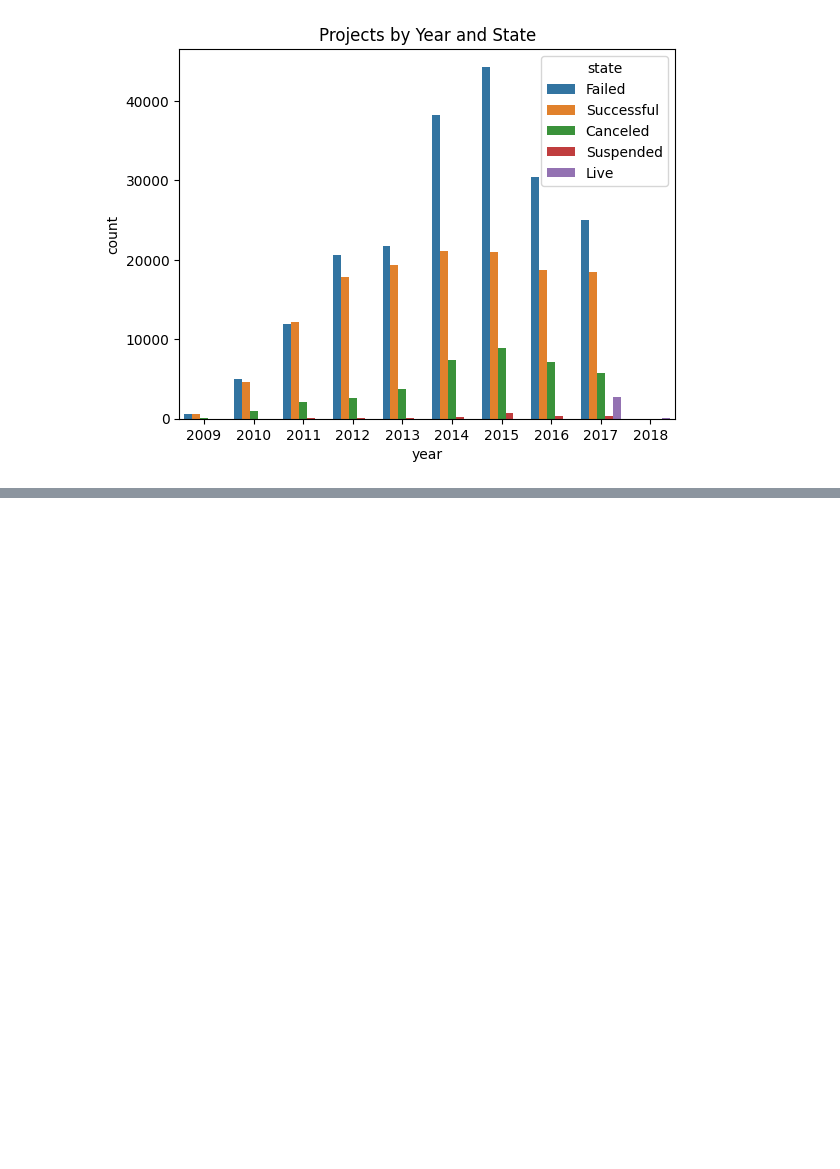
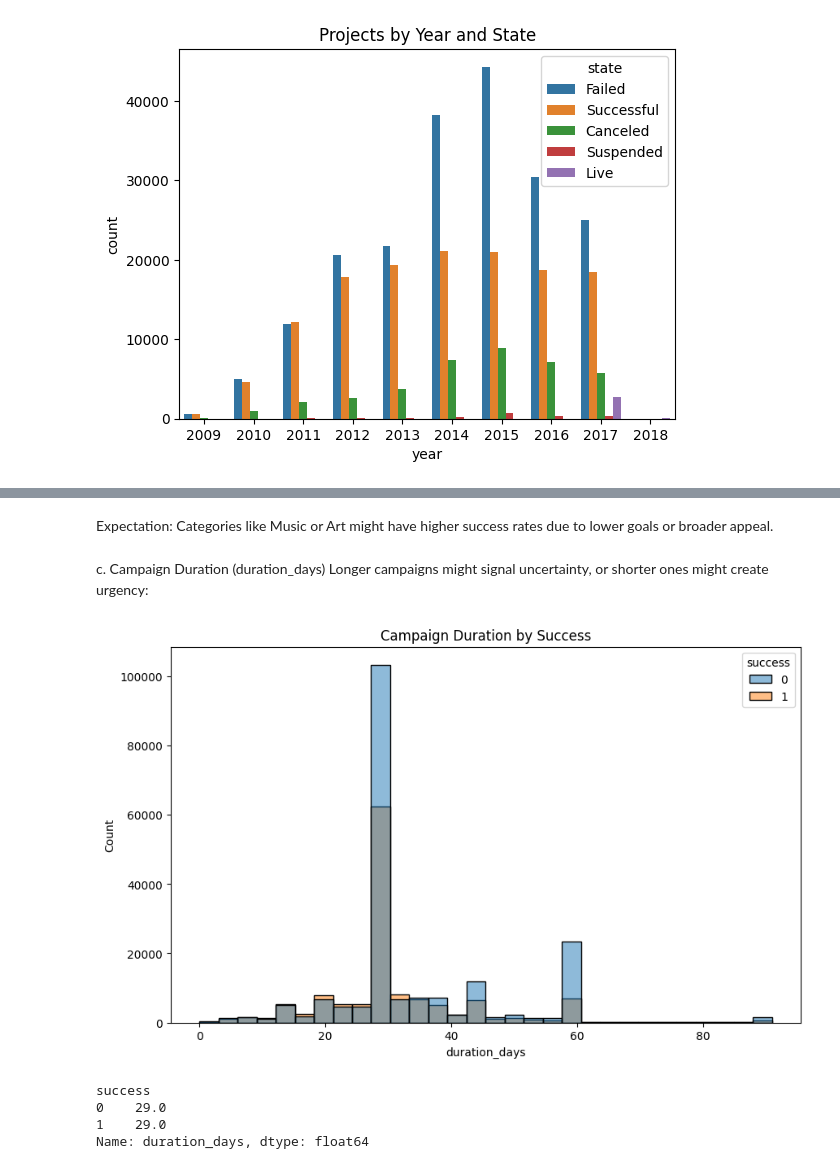
Before and after one commit to spiced-academy/punch_finisher, a Jupyter notebook: notebooks/EDA_Oleksii.ipynb, the cells around one changed output, grey strips where cells are left out. Saved outputs shown, nothing was run; the diff lists cells and outputs as text; code cells hidden in the pictures; blank space fills up the shorter version.

```diff
--- a/notebooks/EDA_Oleksii.ipynb
+++ b/notebooks/EDA_Oleksii.ipynb
@@ -79,0 +198,19 @@ plt.show()
+# %% [markdown]
+Expectation: Categories like Music or Art might have higher success rates due to lower goals or broader appeal.
+# %% [markdown]
+c. Campaign Duration (duration_days)
+Longer campaigns might signal uncertainty, or shorter ones might create urgency:
+# %%
+plt.figure(figsize=(10, 6))
+sns.histplot(data=df, x='duration_days', hue='success', bins=30, alpha=0.5)
+plt.title('Campaign Duration by Success')
+plt.show()
+
+# Median duration by success
+print(df.groupby('success')['duration_days'].median())
+# %% [output]
+[figure, added]
+success
+0    29.0
+1    29.0
+Name: duration_days, dtype: float64
```
Also changed, not shown: parts of 21 cells of this notebook.
